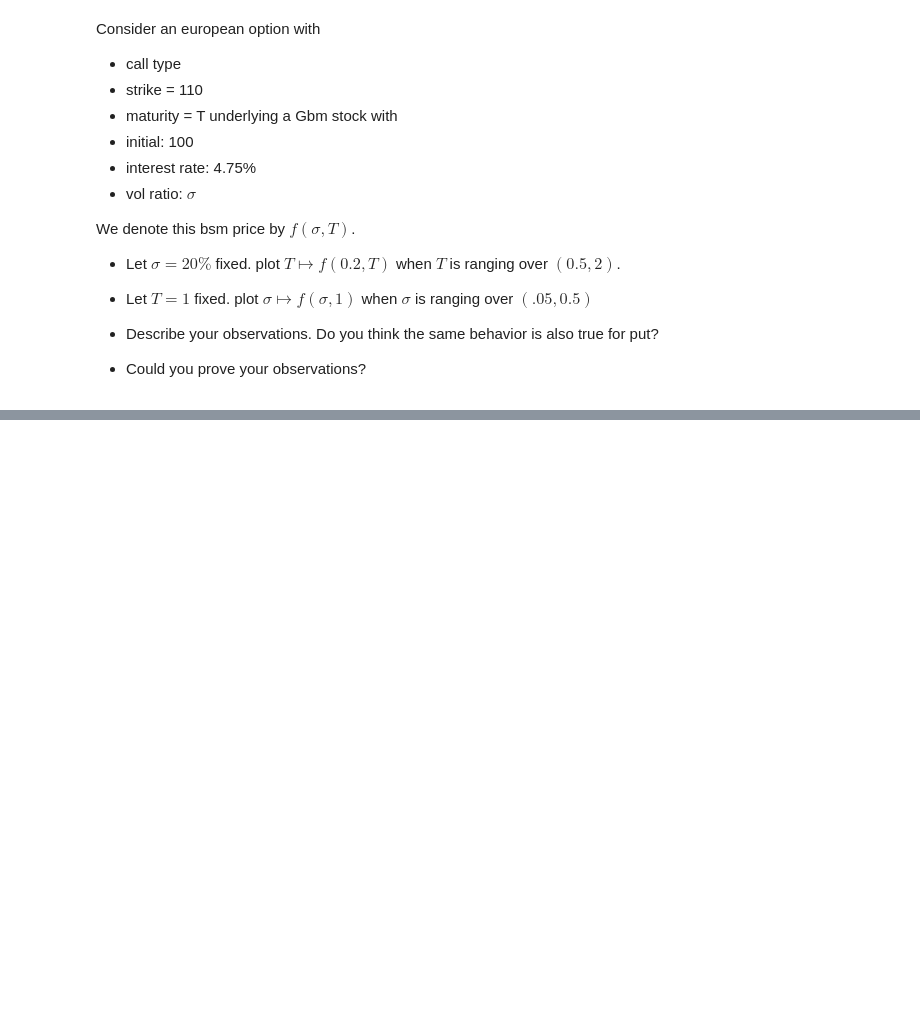
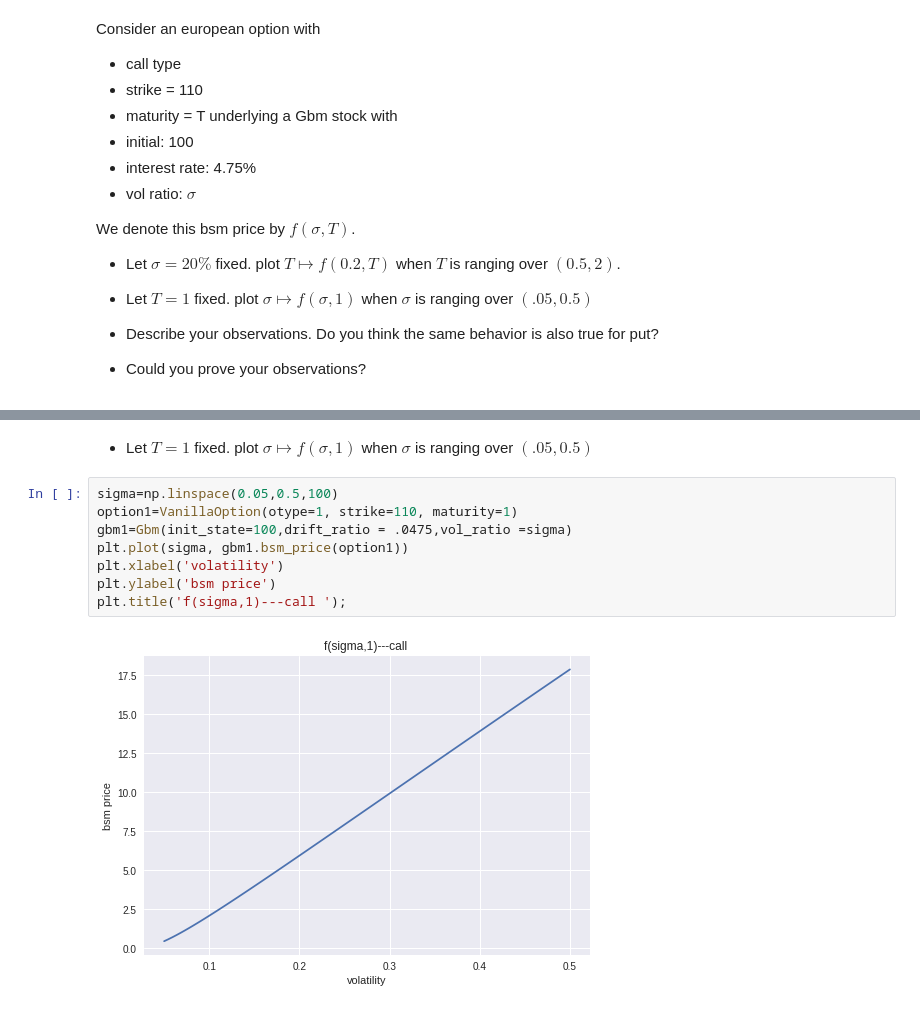
Before and after one commit to 19ma573ZiyueNie/19ma573ZiyueNie, a Jupyter notebook: src/hw3_3.ipynb, the cells around one changed output, grey strips where cells are left out. Cells and saved outputs as stored; diff of their text form; blank space fills up the shorter version.

```diff
--- a/src/hw3_3.ipynb
+++ b/src/hw3_3.ipynb
@@ -48,0 +100,12 @@ ls: cannot access 'Gbm.py': No such file or directory
+# %% [markdown]
+- Let $T = 1$ fixed. plot $\sigma \mapsto f(\sigma, 1)$ when $\sigma$ is ranging over $(.05, 0.5)$
+# %%
+sigma=np.linspace(0.05,0.5,100)
+option1=VanillaOption(otype=1, strike=110, maturity=1)
+gbm1=Gbm(init_state=100,drift_ratio = .0475,vol_ratio =sigma)
+plt.plot(sigma, gbm1.bsm_price(option1))
+plt.xlabel('volatility')
+plt.ylabel('bsm price')
+plt.title('f(sigma,1)---call ');
+# %% [output]
+[figure, added]
```
Also changed, not shown: parts of 11 cells of this notebook.
